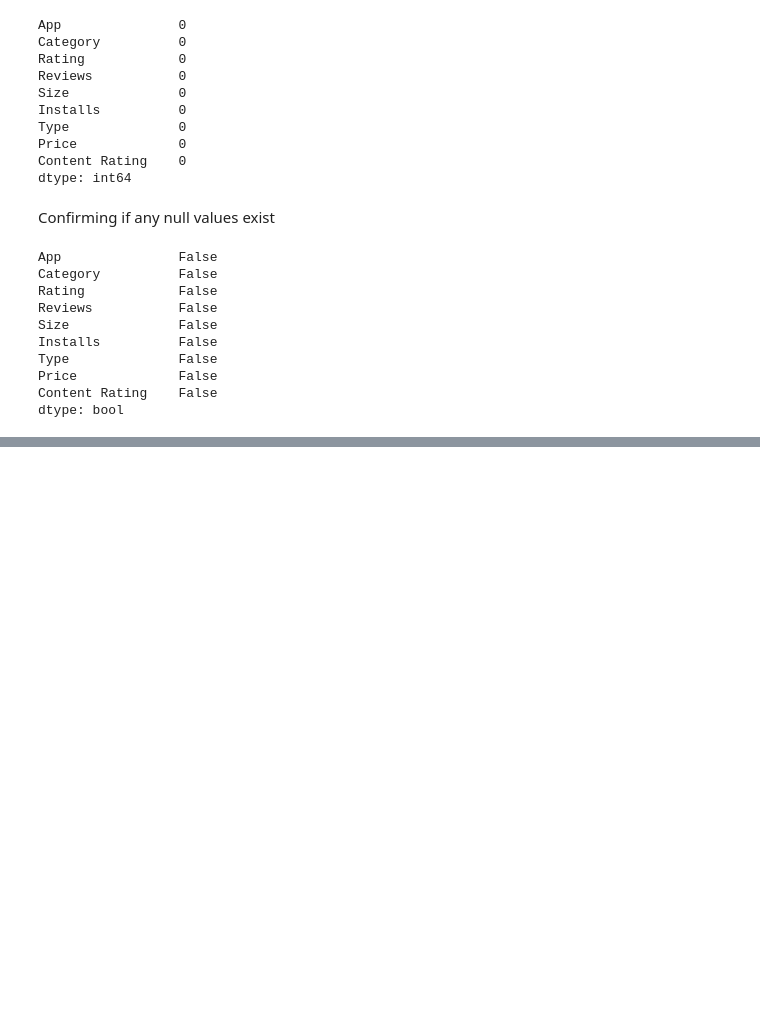
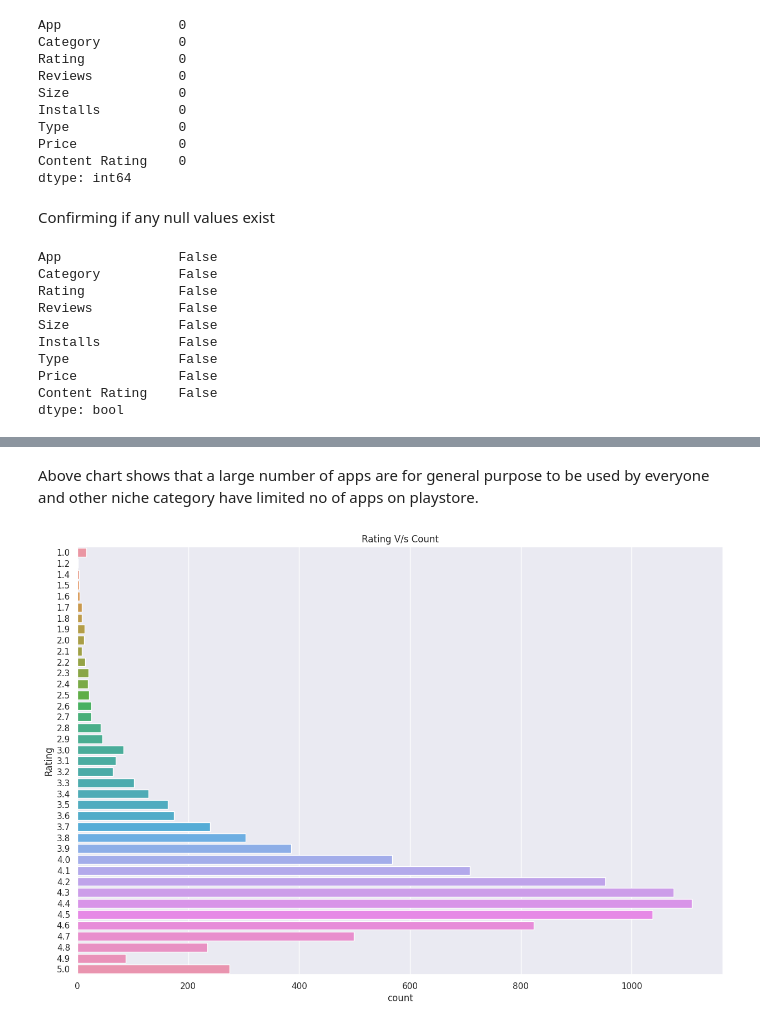
Before and after one commit to 31AKASh07/Playstore-App-analysis, a Jupyter notebook: PLAYSTORE.ipynb, the cells around one changed output, grey strips where cells are left out. Drawn from its saved outputs; the diff is of its cells as text; code cells hidden in the pictures; blank space fills up the shorter version.

```diff
--- a/PLAYSTORE.ipynb
+++ b/PLAYSTORE.ipynb
@@ -184,0 +257,10 @@ array(['0', '$4.99', '$3.99', '$6.99', '$1.49', '$2.99', '$7.99', '$5.99',
+# %% [markdown]
+Above chart shows that a large number of apps are for general purpose to be used by everyone and other niche category have limited no of apps on playstore.
+# %%
+plt.figure(figsize=(15,10))
+sns.set_theme(style="darkgrid")
+plt.xticks
+plt.title("Rating V/s Count")
+ax = sns.countplot(y="Rating", data=PSD)
+# %% [output]
+[figure, added]
```
Also changed, not shown: parts of 23 cells of this notebook.
